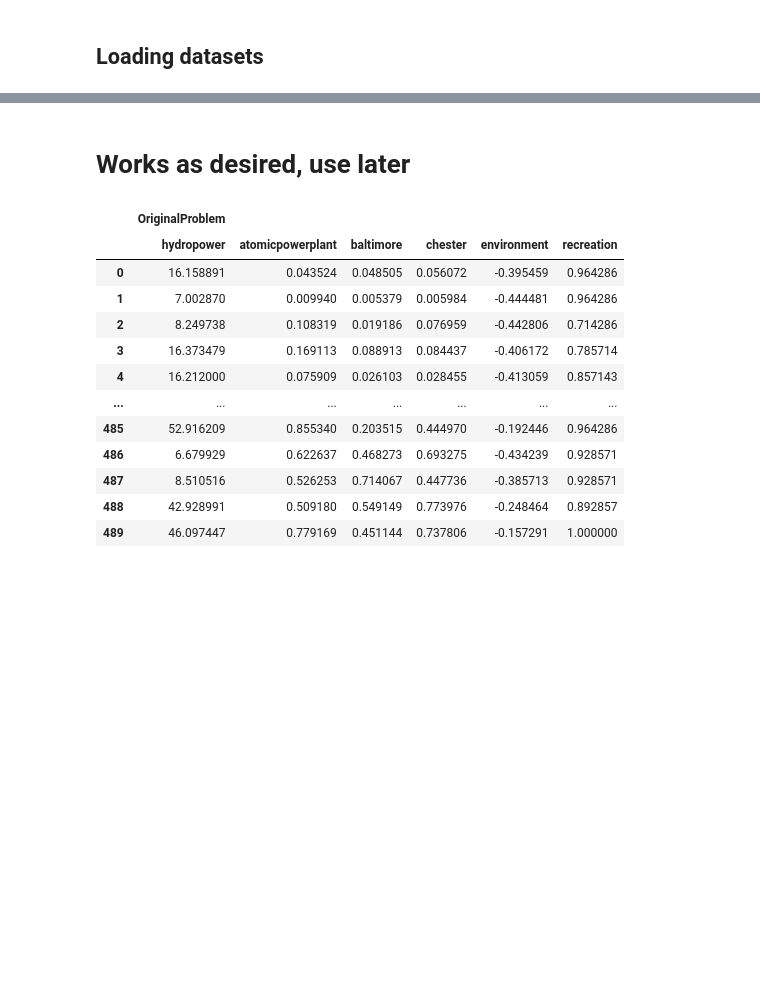
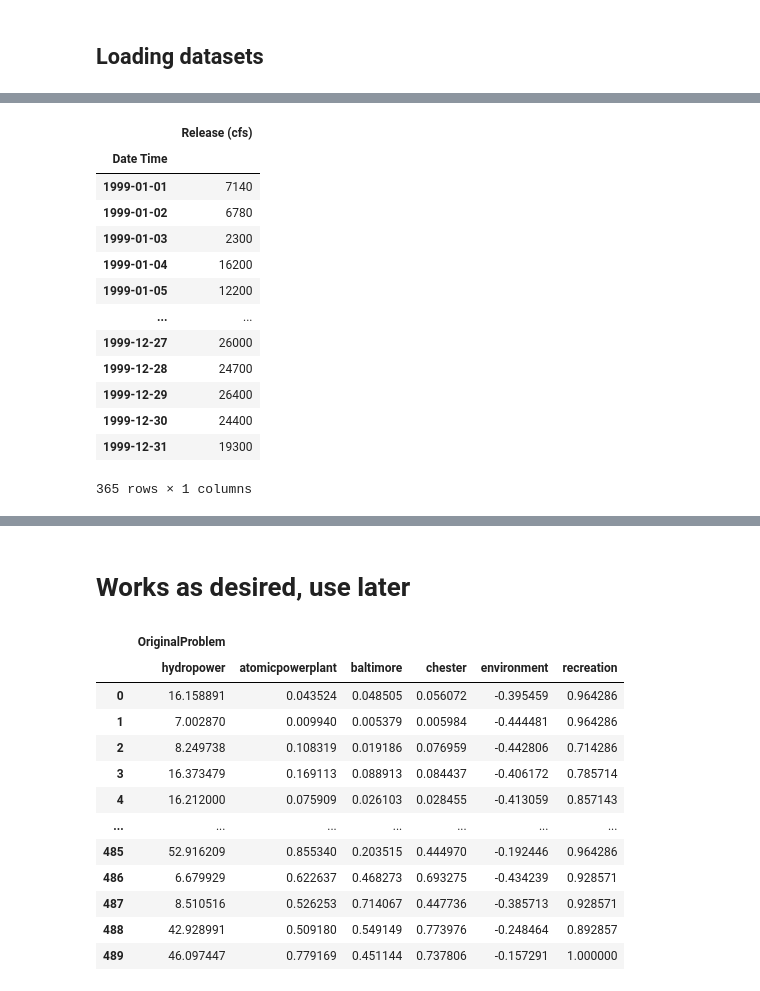
Before and after one commit to farleynitro/MUSEH2O, a Jupyter notebook: susquehanna/notebooks/EDA_farley.ipynb, the cells around one changed output, grey strips where cells are left out. Drawn from its saved outputs; the diff is of its cells as text; code cells hidden in the pictures; blank space fills up the shorter version.

```diff
--- a/susquehanna/notebooks/EDA_farley.ipynb
+++ b/susquehanna/notebooks/EDA_farley.ipynb
@@ -51,2 +24,28 @@ for entry in ethical_formulations:
 # %%
-type(ethical_formulations)
+## cleaning the mess of gathered data for the hydropower of Conowingo
+
+# Based on data with time step of 15 minutes, year 1999
+
+df = pd.read_csv(f"../data1999/turbines_flow_usgs_gov_1999.txt", sep="\t", header=None)
+df = df.drop(columns = [0,1,3,5], axis=0)
+df = df.rename(columns= {2: "Date Time", 4: "Release (cfs)"})
+df = df[df['Date Time'].str.contains('1999')]
+df['Date Time'] = pd.to_datetime(df['Date Time'])
+df = df.set_index("Date Time")
+
+# Based on data with time step of 1 day, year 1999
+
+df_day = pd.read_csv(f"../data1999/turbines_flow_usgs_gov_1999_second_source.txt", sep="\t", header=None)
+df_day = df_day.drop(columns = [0,1,4], axis=0)
+df_day = df_day.rename(columns= {2: "Date Time", 3: "Release (cfs)"})
+df_day['Date Time'] = pd.to_datetime(df_day['Date Time'])
+df_day = df_day.set_index("Date Time")
+
+# Based on data with time step of 1 month, year 1999
+
+df_month = pd.read_csv(f"../data1999/monthly_hydropower_cfs.txt", sep="\t", header=None)
+df_month = df_month.drop(columns = [0,1,2,3,4,5], axis=0)
+df_month = df_month.rename(columns= {6: "Release (cfs)"})
+
+#drop column name
+df_month = df_month.drop("Release (cfs)", axis=1)
@@ -54,0 +80,24 @@ list
+# %%
+def store_results(df):
+    #store results
+    path = r'../data1999/monthly_hydropower_cfs_clean'
+
+    #export DataFrame to text file
+    with open(path, 'a') as f:
+        df_3_string = df_3.to_string(header=False, index=False)
+        f.write(df_3_string)
+# %% [output]
+|  | Release (cfs) |
+| Date Time |  |
+| 1999-01-01 | 7140 |
+| 1999-01-02 | 6780 |
+| 1999-01-03 | 2300 |
+| 1999-01-04 | 16200 |
+| 1999-01-05 | 12200 |
+| ... | ... |
+| 1999-12-27 | 26000 |
+| 1999-12-28 | 24700 |
+| 1999-12-29 | 26400 |
+| 1999-12-30 | 24400 |
+| 1999-12-31 | 19300 |
+365 rows × 1 columns
```
Also changed, not shown: parts of 10 cells of this notebook, 48 other files.
